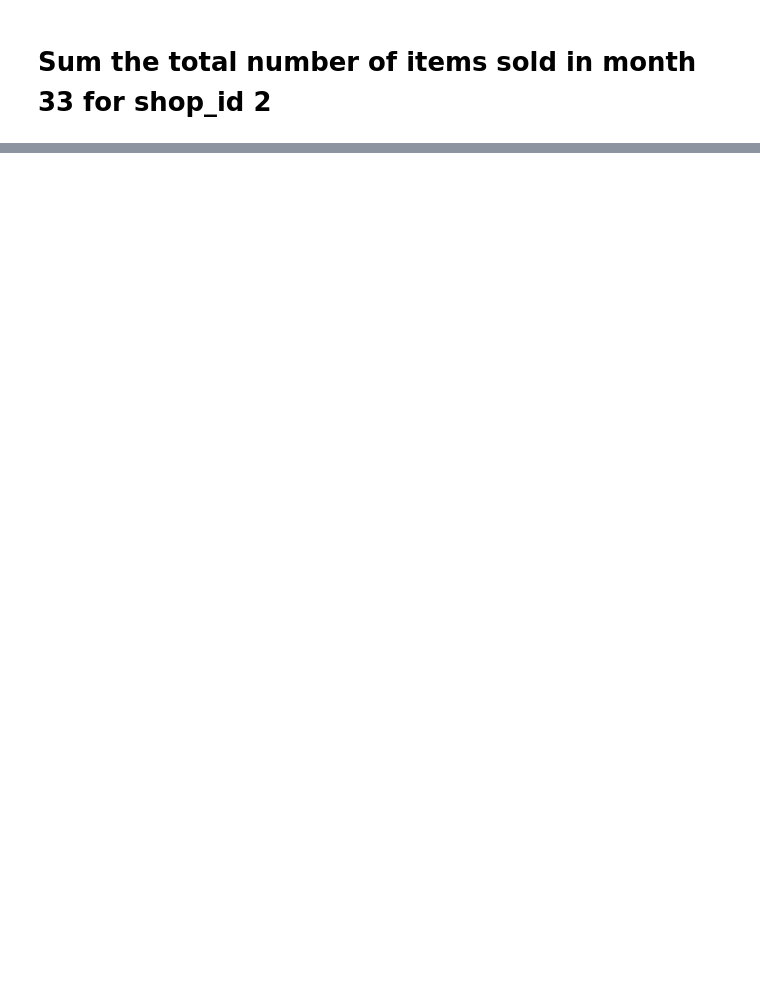
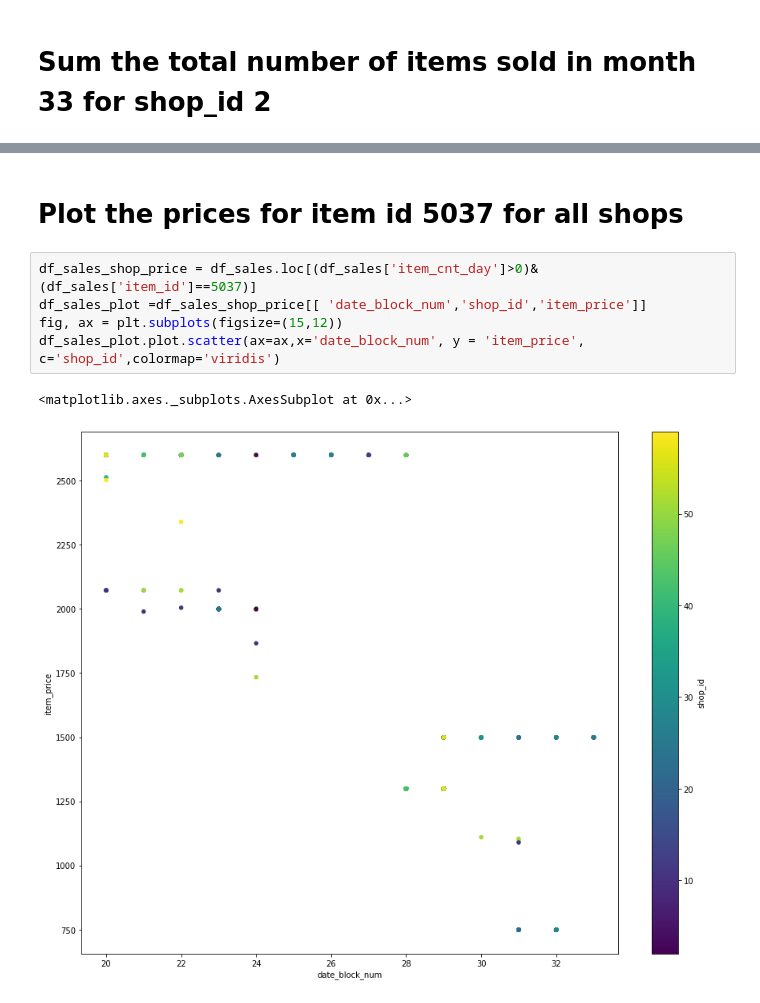
Before and after one commit to much2soft/CEBD1160Project, a Jupyter notebook: Project_ShopId_Items.ipynb, the cells around one changed output, grey strips where cells are left out. Saved outputs shown, nothing was run; the diff lists cells and outputs as text; blank space fills up the shorter version.

```diff
--- a/Project_ShopId_Items.ipynb
+++ b/Project_ShopId_Items.ipynb
@@ -84,0 +131,10 @@ df_sales_shop_id[df_sales_shop_id['date_block_num']==33]['item_cnt_month'].sum()
+# %% [markdown]
+# Plot the prices for item id 5037 for all shops
+# %%
+df_sales_shop_price = df_sales.loc[(df_sales['item_cnt_day']>0)&(df_sales['item_id']==5037)]
+df_sales_plot =df_sales_shop_price[[ 'date_block_num','shop_id','item_price']]
+fig, ax = plt.subplots(figsize=(15,12))
+df_sales_plot.plot.scatter(ax=ax,x='date_block_num', y = 'item_price', c='shop_id',colormap='viridis')
+# %% [output]
+<matplotlib.axes._subplots.AxesSubplot at 0x...>
+[figure, added]
```
Also changed, not shown: parts of 7 cells of this notebook.
